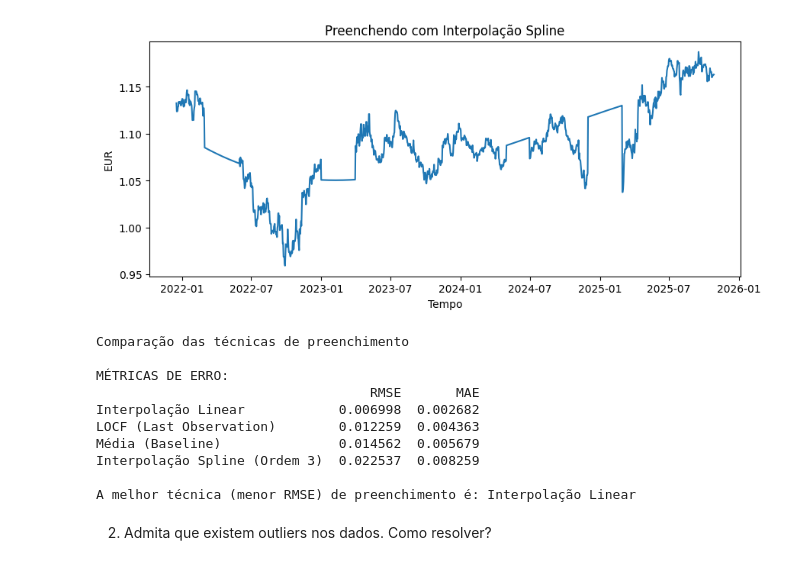
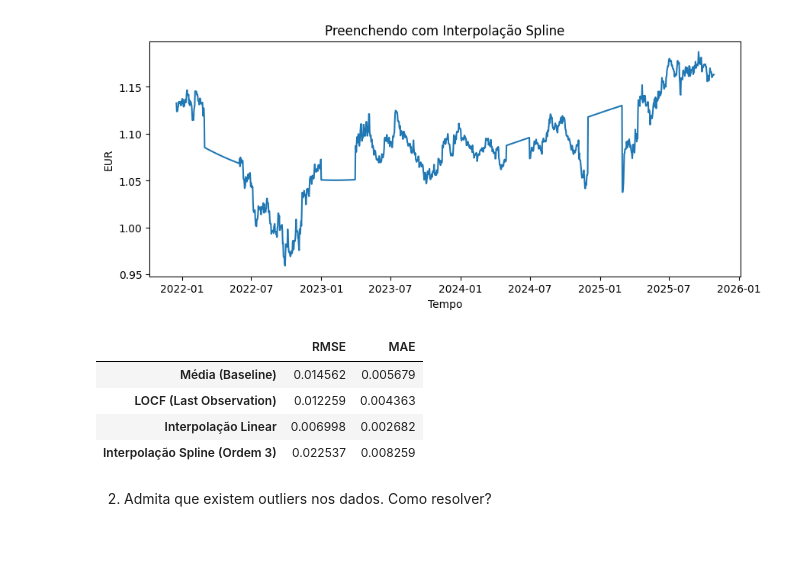
Before and after one commit to beabento/Econometria-2, a Jupyter notebook: atividade1.ipynb, the cells around one changed output. Saved outputs shown, nothing was run; the diff lists cells and outputs as text; code cells hidden in the pictures.

```diff
--- a/atividade1.ipynb
+++ b/atividade1.ipynb
@@ -123,59 +167,11 @@ ground_truth = ts.loc[indices_removidos]
-# %%
-## Seleção da melhor estimação:
-
-# Lista de todas as séries imputadas para iteração
-series_imputadas = {
-    "Média (Baseline)": ts_media,
-    "LOCF (Last Observation)": ts_locf,
-    "Interpolação Linear": ts_linear,
-    "Interpolação Spline (Ordem 3)": ts_spline,
-}
-
-resultados = {}
-
-print("Comparação das técnicas de preenchimento")
-
-for nome, ts_imputada in series_imputadas.items():
-    # 1. Extrair Apenas os Valores Imputados (os que preenchem os NaNs originais)
-    # Valores estimados (imputados) nos índices faltantes
-    valores_estimados = ts_imputada.loc[indices_removidos]
-
-    # 2. Calcular as Métricas de Erro (comparando estimado vs. verdadeiro)
-    # MSE: Erro Quadrático Médio
-    mse = mean_squared_error(ground_truth, valores_estimados)
-
-    # RMSE: Raiz do Erro Quadrático Médio
-    rmse = np.sqrt(mse)
-
-    # MAE: Erro Médio Absoluto
-    mae = mean_absolute_error(ground_truth, valores_estimados)
-
-    # 3. Armazenar resultados
-    resultados[nome] = {'RMSE': rmse, 'MAE': mae}
-
-
-## Selecionando a melhor técnica:
-
-# Cria um DataFrame para facilitar a visualização e comparação final
-df_resultados = pd.DataFrame(resultados).T
-
-# Seleciona a melhor técnica baseada no RMSE (o menor valor é o melhor)
-melhor_tecnica_rmse = df_resultados['RMSE'].idxmin()
-
-print("\nMÉTRICAS DE ERRO:")
-print(df_resultados.sort_values(by='RMSE'))
-print(f"\nA melhor técnica (menor RMSE) de preenchimento é: {melhor_tecnica_rmse}")
-# %% [output]
-Comparação das técnicas de preenchimento
-
-MÉTRICAS DE ERRO:
-                                   RMSE       MAE
-Interpolação Linear            0.006998  0.002682
-LOCF (Last Observation)        0.012259  0.004363
-Média (Baseline)               0.014562  0.005679
-Interpolação Spline (Ordem 3)  0.022537  0.008259
-
-A melhor técnica (menor RMSE) de preenchimento é: Interpolação Linear
+# %%
+df_resultados
+# %% [output]
+|  | RMSE | MAE |
+| Média (Baseline) | 0.014562 | 0.005679 |
+| LOCF (Last Observation) | 0.012259 | 0.004363 |
+| Interpolação Linear | 0.006998 | 0.002682 |
+| Interpolação Spline (Ordem 3) | 0.022537 | 0.008259 |
 # %% [markdown]
 2. Admita que existem outliers nos dados. Como resolver?
 # %%
```
Also changed, not shown: parts of 2 cells of this notebook, 1 other file.
